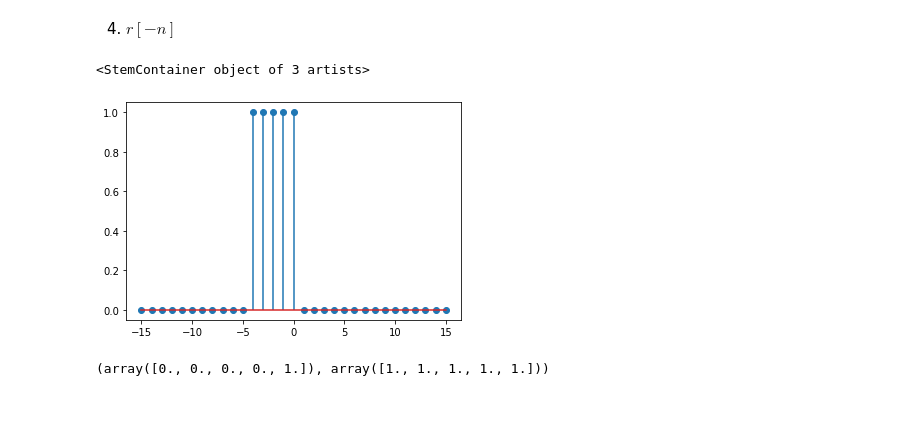
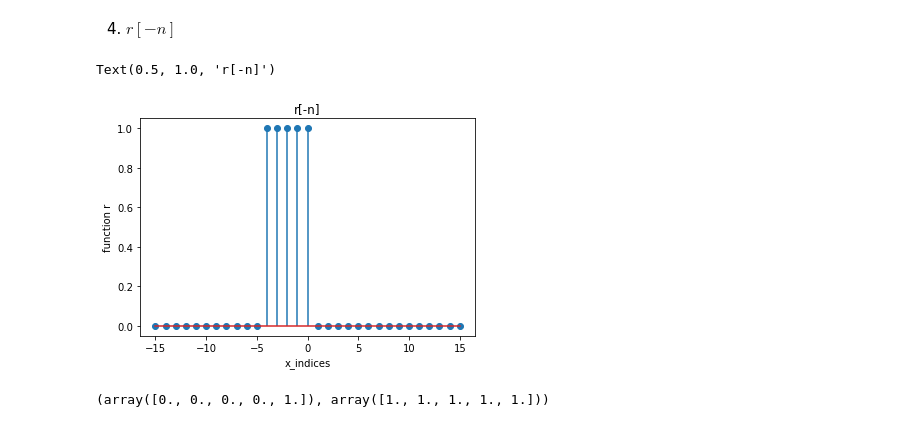
Before and after one commit to the-pinbo/EC211, a Jupyter notebook: Lab2/DTFT.ipynb, the cells around one changed output. Saved outputs shown, nothing was run; the diff lists cells and outputs as text; code cells hidden in the pictures.

```diff
--- a/Lab2/DTFT.ipynb
+++ b/Lab2/DTFT.ipynb
@@ -123,11 +141,14 @@ n0 = 0
 # %%
 r = np.zeros(x.size)
 r[n + n0:n + n0 + 5] = 1
 r = r[::-1]
 plt.stem(x, r)
+plt.xlabel('x_indices')
+plt.ylabel('function r')
+plt.title('r[-n]')
 # %% [output]
-<StemContainer object of 3 artists>
+Text(0.5, 1.0, 'r[-n]')
-[figure, old version]
+[figure, new version]
 # %%
 a = np.zeros(5)
 a[4] = 1
```
Also changed, not shown: parts of 38 cells of this notebook, 1 other file.
